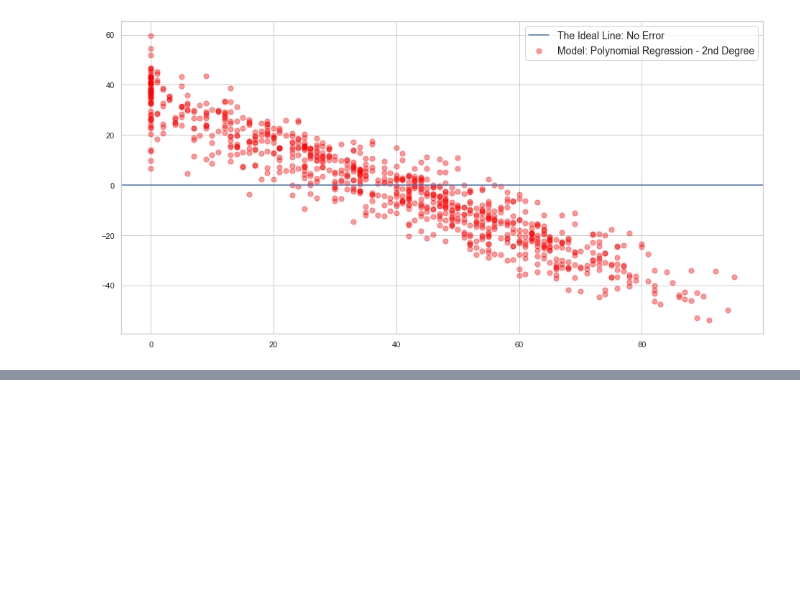
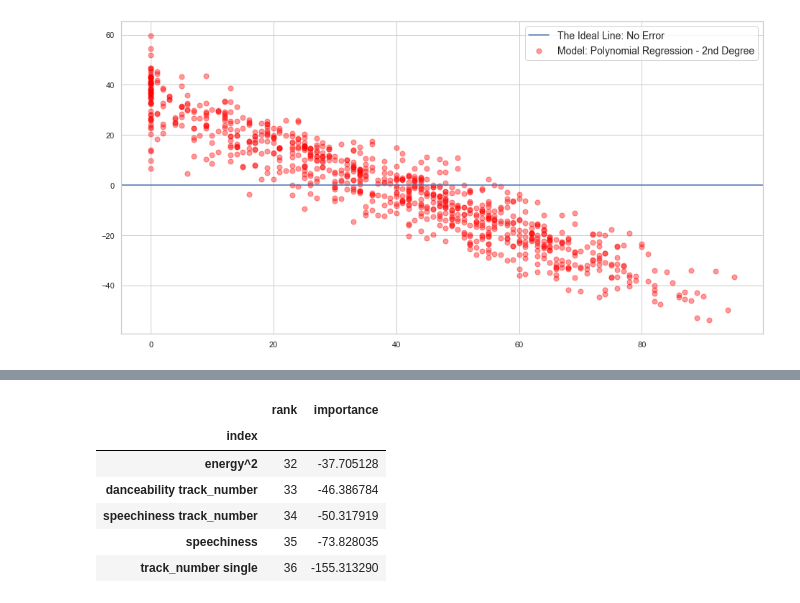
Before and after one commit to SpotiScryers/SpotiScry, a Jupyter notebook: brandon_modeling.ipynb, the cells around one changed output, grey strips where cells are left out. Saved outputs shown, nothing was run; the diff lists cells and outputs as text; code cells hidden in the pictures; blank space fills up the shorter version.

```diff
--- a/brandon_modeling.ipynb
+++ b/brandon_modeling.ipynb
@@ -730,0 +719,10 @@ plt.show()
+# %%
+feature_importances.tail()
+# %% [output]
+|  | rank | importance |
+| index |  |  |
+| energy^2 | 32 | -37.705128 |
+| danceability track_number | 33 | -46.386784 |
+| speechiness track_number | 34 | -50.317919 |
+| speechiness | 35 | -73.828035 |
+| track_number single | 36 | -155.313290 |
```
Also changed, not shown: parts of 14 cells of this notebook.
